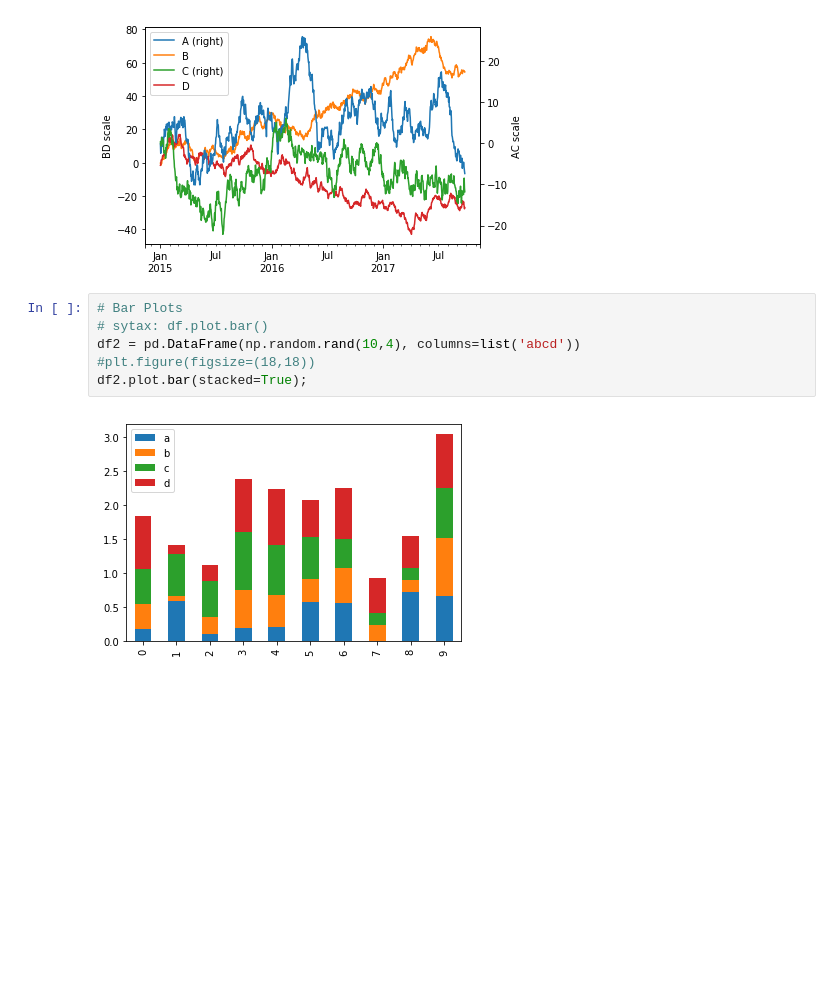
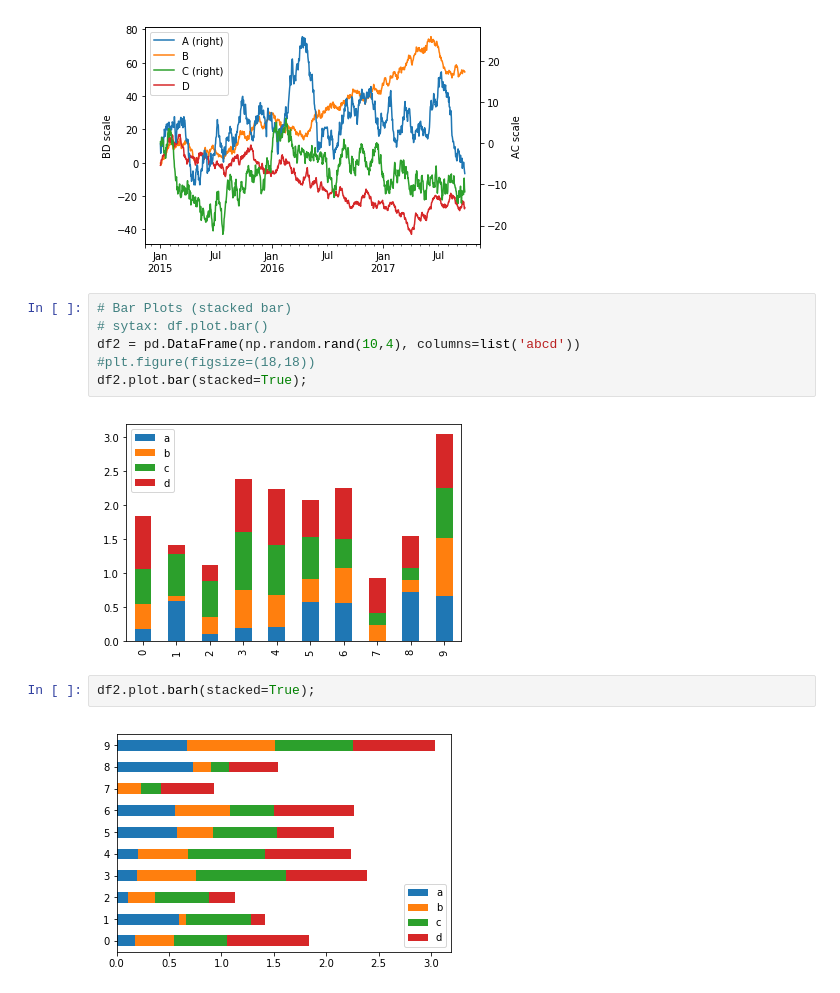
Before and after one commit to PengInGitHub/catboost, a Jupyter notebook: Pandas_Visualization.ipynb, the cells around one changed output. Drawn from its saved outputs; the diff is of its cells as text; blank space fills up the shorter version.

```diff
--- a/Pandas_Visualization.ipynb
+++ b/Pandas_Visualization.ipynb
@@ -77,10 +77,14 @@ ax.right_ax.set_ylabel('AC scale');
 <Figure size 432x288 with 0 Axes>
 [figure]
 # %%
-# Bar Plots
+# Bar Plots (stacked bar)
 # sytax: df.plot.bar()
 df2 = pd.DataFrame(np.random.rand(10,4), columns=list('abcd'))
 #plt.figure(figsize=(18,18))
 df2.plot.bar(stacked=True);
 # %% [output]
 [figure]
+# %%
+df2.plot.barh(stacked=True);
+# %% [output]
+[figure, added]
```
Also changed, not shown: parts of 15 cells of this notebook.
